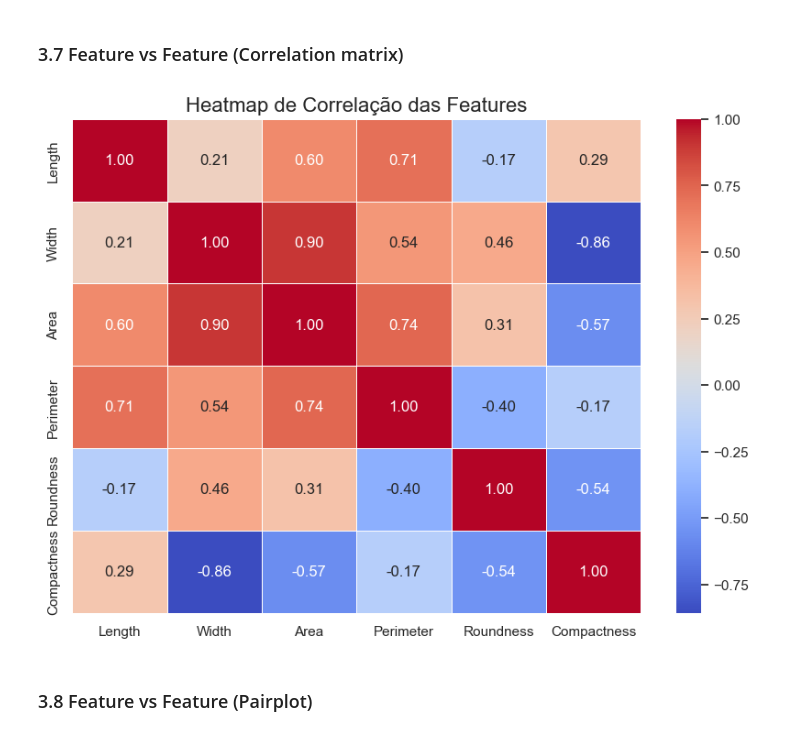
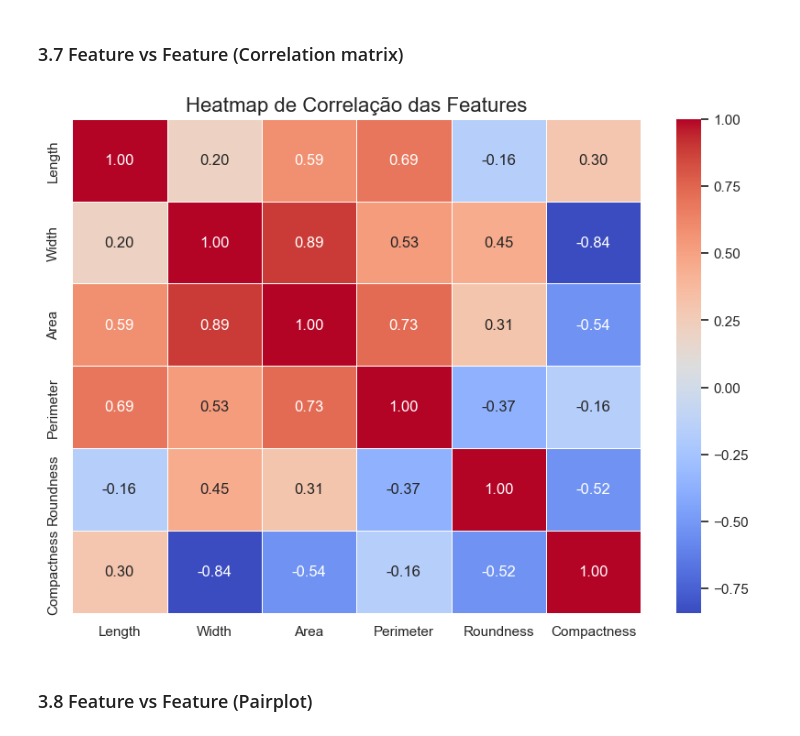
Before and after one commit to tomasgferreira06/ML_Challenge1, a Jupyter notebook: proj.ipynb, the cells around one changed output. Drawn from its saved outputs; the diff is of its cells as text; code cells hidden in the pictures.

```diff
--- a/proj.ipynb
+++ b/proj.ipynb
@@ -141,12 +141,12 @@ plt.show()
 ### 3.7 Feature vs Feature (Correlation matrix)
 # %%
 plt.figure(figsize=(10, 7))
-corr_matrix = df[features].corr()
+corr_matrix = df[features].corr(method='spearman')
 sns.heatmap(corr_matrix, annot=True, fmt=".2f", cmap="coolwarm", linewidths=0.5)
 plt.title("Heatmap de Correlação das Features", fontsize=16)
 plt.show()
 # %% [output]
-[figure, old version]
+[figure, new version]
 # %% [markdown]
 ### 3.8 Feature vs Feature (Pairplot)
 # %%
```
Also changed, not shown: parts of 18 cells of this notebook.
